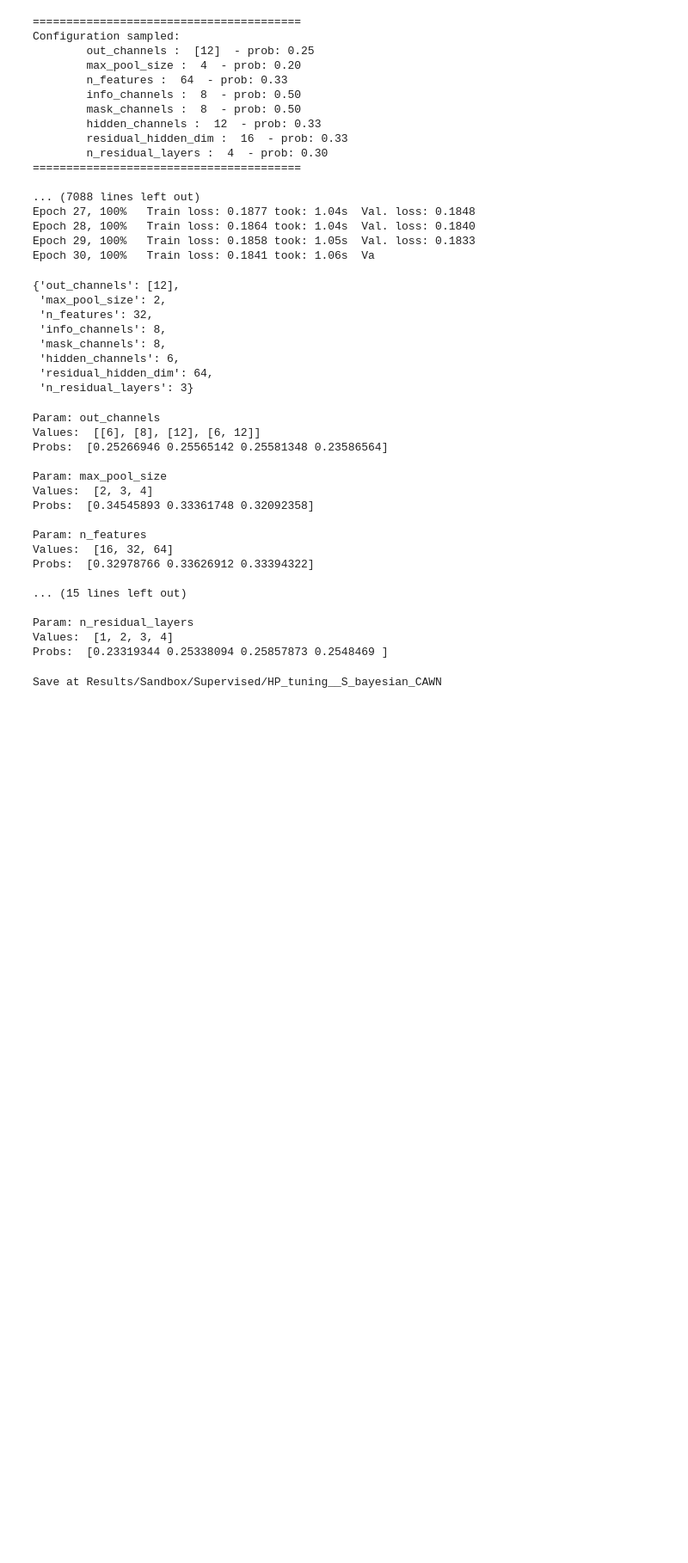
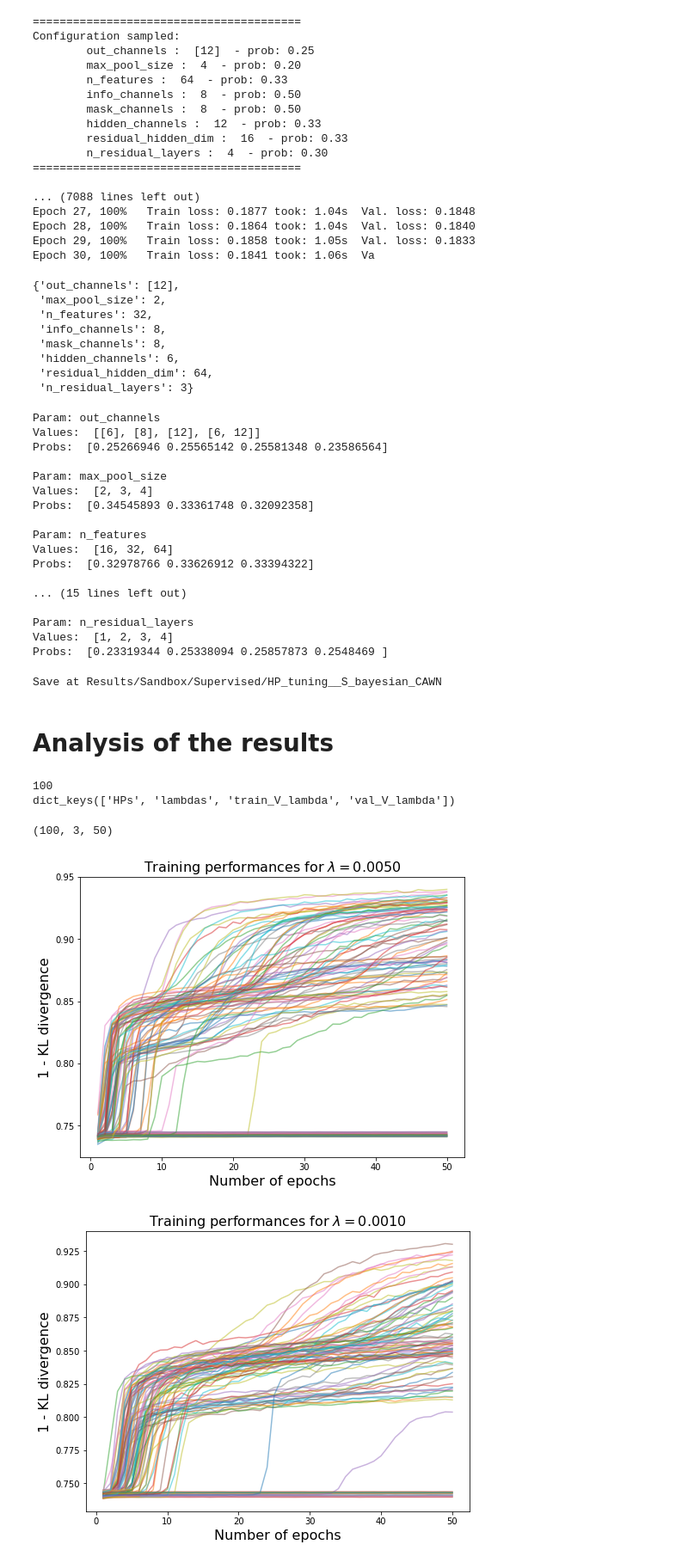
Before and after one commit to nicoladainese96/RelationalDeepRL, a Jupyter notebook: MultiConvNet_testing.ipynb, the cells around one changed output. Shown at 86% size. Saved outputs shown, nothing was run; the diff lists cells and outputs as text; code cells hidden in the pictures; blank space fills up the shorter version.

```diff
--- a/MultiConvNet_testing.ipynb
+++ b/MultiConvNet_testing.ipynb
@@ -147,3 +147,46 @@ else:
     pass
 # %% [output]
 Save at Results/Sandbox/Supervised/HP_tuning__S_bayesian_CAWN
+# %% [markdown]
+# Analysis of the results
+# %%
+load_dir = 'Results/Sandbox/Supervised/'
+bayes_HP_tuning = torch.load(load_dir+'HP_tuning_S_bayesian_CAWN')
+# %%
+print(len(bayes_HP_tuning.history))
+print(bayes_HP_tuning.history[0].keys())
+# %% [output]
+100
+dict_keys(['HPs', 'lambdas', 'train_V_lambda', 'val_V_lambda'])
+# %%
+V_train_runs = []
+V_val_runs = []
+HPs_runs = []
+lambdas = bayes_HP_tuning.history[0]['lambdas']
+
+for i in range(len(bayes_HP_tuning.history)):
+    V_train_runs.append(bayes_HP_tuning.history[i]['train_V_lambda'])
+    V_val_runs.append(bayes_HP_tuning.history[i]['val_V_lambda'])
+    HPs_runs.append(bayes_HP_tuning.history[i]['HPs'])
+
+V_train_runs = np.array(V_train_runs)
+V_val_runs = np.array(V_val_runs)
+# %%
+V_train_runs.shape
+# %% [output]
+(100, 3, 50)
+# %%
+n_runs = len(V_train_runs)
+n_epochs = np.arange(V_train_runs.shape[-1])+1
+
+for j, lr in enumerate(lambdas):
+    fig = plt.figure(figsize=(8,6))
+    for i in range(n_runs):
+        plt.plot(n_epochs, V_train_runs[i,j,:], alpha=0.5)
+    plt.title(r"Training performances for $\lambda=%.4f$"%lambdas[j], fontsize=16)
+    plt.xlabel("Number of epochs", fontsize=16)
+    plt.ylabel("1 - KL divergence", fontsize=16)
+    plt.show()
+# %% [output]
+[figure, added]
+[figure, added]
```
Also changed, not shown: parts of 18 cells of this notebook, 38 other files.
